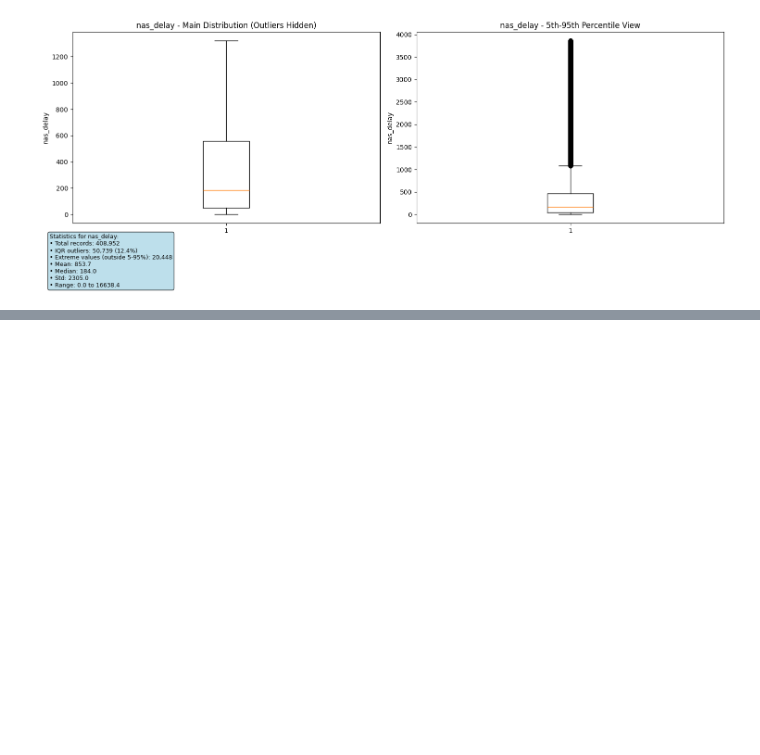
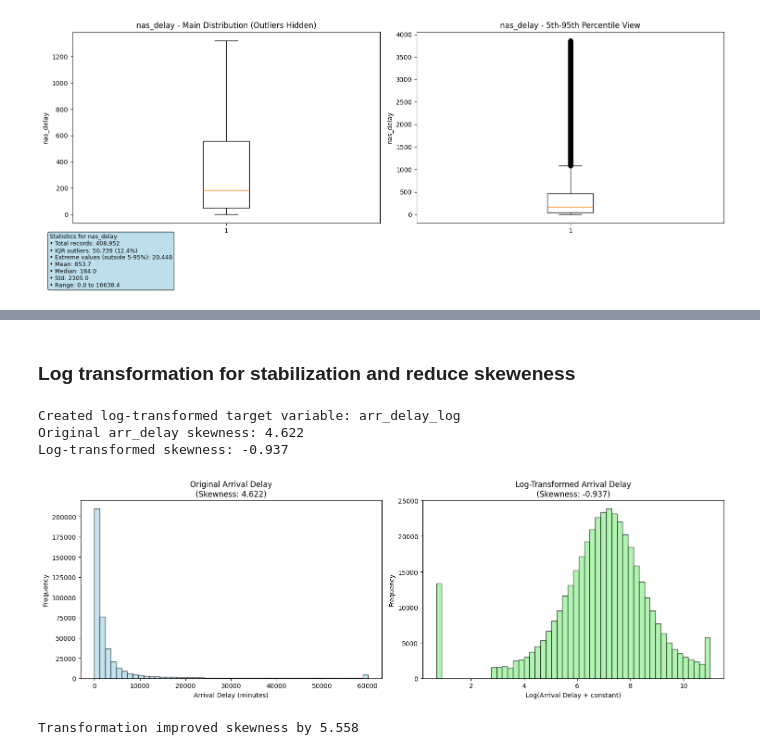
Before and after one commit to shakhbozmn/ML_CW_1_16395, a Jupyter notebook: flight_delay_analysis.ipynb, the cells around one changed output, grey strips where cells are left out. Saved outputs shown, nothing was run; the diff lists cells and outputs as text; code cells hidden in the pictures; blank space fills up the shorter version.

```diff
--- a/flight_delay_analysis.ipynb
+++ b/flight_delay_analysis.ipynb
@@ -403,0 +505,20 @@ for col in outlier_columns:
+# %%
+df_encoded = df_processed.copy()
+
+for col in categorical_cols:
+    unique_values = df_encoded[col].nunique()
+    print(f"\n   • {col}: {unique_values} unique values")
+
+    if unique_values <= 10:
+        dummies = pd.get_dummies(df_encoded[col], prefix=col, drop_first=True)
+        df_encoded = pd.concat([df_encoded, dummies], axis=1)
+        df_encoded.drop(col, axis=1, inplace=True)
+        print(f"One-hot encoded ({dummies.shape[1]} new columns)")
+    else:
+        le = LabelEncoder()
+        df_encoded[f'{col}_encoded'] = le.fit_transform(df_encoded[col].astype(str))
+        df_encoded.drop(col, axis=1, inplace=True)
+        print(f"Label encoded (1 new column)")
+
+print(f"\nDataset shape after encoding: {df_encoded.shape}")
+print(f"Total columns added/modified: {df_encoded.shape[1] - len(df_processed.columns) + len(categorical_cols)}")
@@ -403,0 +543,32 @@ for col in outlier_columns:
+# %% [markdown]
+### Log transformation for stabilization and reduce skeweness
+# %%
+df_encoded['arr_delay_log'] = np.log1p(df_encoded['arr_delay'] + abs(df_encoded['arr_delay'].min()) + 1)
+print(f"Created log-transformed target variable: arr_delay_log")
+
+original_skew = df_encoded['arr_delay'].skew()
+transformed_skew = df_encoded['arr_delay_log'].skew()
+print(f"Original arr_delay skewness: {original_skew:.3f}")
+print(f"Log-transformed skewness: {transformed_skew:.3f}")
+
+fig, axes = plt.subplots(1, 2, figsize=(15, 5))
+
+axes[0].hist(df_encoded['arr_delay'], bins=50, alpha=0.7, color='lightblue', edgecolor='black')
+axes[0].set_title(f'Original Arrival Delay\n(Skewness: {original_skew:.3f})')
+axes[0].set_xlabel('Arrival Delay (minutes)')
+axes[0].set_ylabel('Frequency')
+axes[1].hist(df_encoded['arr_delay_log'], bins=50, alpha=0.7, color='lightgreen', edgecolor='black')
+axes[1].set_title(f'Log-Transformed Arrival Delay\n(Skewness: {transformed_skew:.3f})')
+axes[1].set_xlabel('Log(Arrival Delay + constant)')
+axes[1].set_ylabel('Frequency')
+
+plt.tight_layout()
+plt.show()
+
+print(f"Transformation improved skewness by {abs(original_skew - transformed_skew):.3f}")
+# %% [output]
+Created log-transformed target variable: arr_delay_log
+Original arr_delay skewness: 4.622
+Log-transformed skewness: -0.937
+[figure, added]
+Transformation improved skewness by 5.558
```
Also changed, not shown: parts of 15 cells of this notebook.
